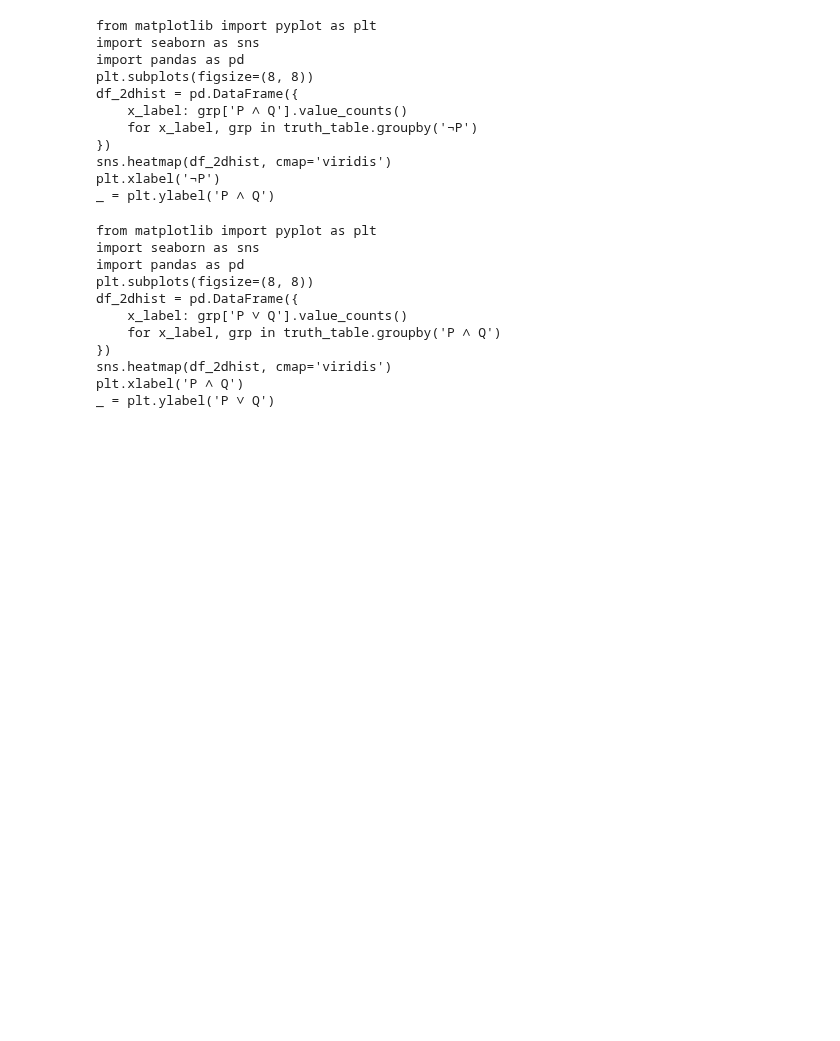
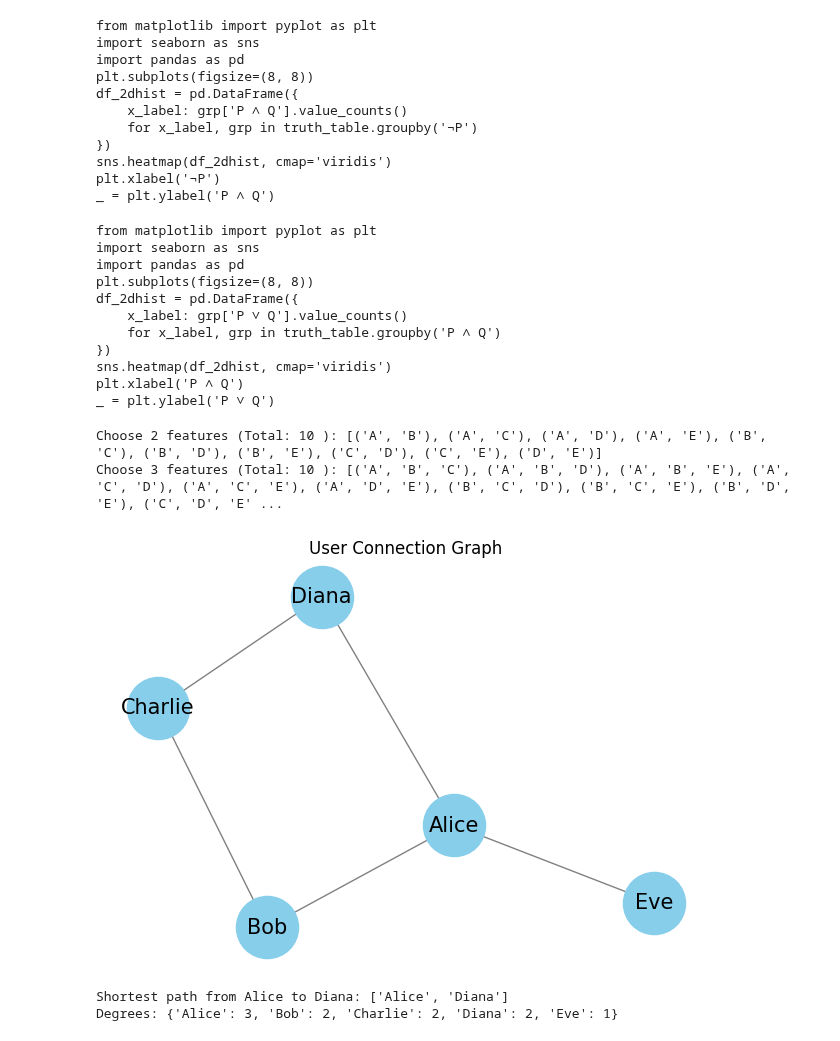
Before and after one commit to rmd360/machinelearningproject, a Jupyter notebook: Maths.ipynb, the cells around one changed output. Drawn from its saved outputs; the diff is of its cells as text; code cells hidden in the pictures; blank space fills up the shorter version.

```diff
--- a/Maths.ipynb
+++ b/Maths.ipynb
@@ -501,3 +501,49 @@ df_2dhist = pd.DataFrame({
 sns.heatmap(df_2dhist, cmap='viridis')
 plt.xlabel('P ∧ Q')
 _ = plt.ylabel('P ∨ Q')
+# %%
+from itertools import combinations
+
+features = ["A", "B", "C", "D", "E"]
+
+# Choosing 2 features
+comb_2 = list(combinations(features, 2))
+print("Choose 2 features (Total:", len(comb_2), "):", comb_2)
+
+# Choosing 3 features
+comb_3 = list(combinations(features, 3))
+print("Choose 3 features (Total:", len(comb_3), "):", comb_3)
+# %% [output]
+Choose 2 features (Total: 10 ): [('A', 'B'), ('A', 'C'), ('A', 'D'), ('A', 'E'), ('B', 'C'), ('B', 'D'), ('B', 'E'), ('C', 'D'), ('C', 'E'), ('D', 'E')]
+Choose 3 features (Total: 10 ): [('A', 'B', 'C'), ('A', 'B', 'D'), ('A', 'B', 'E'), ('A', 'C', 'D'), ('A', 'C', 'E'), ('A', 'D', 'E'), ('B', 'C', 'D'), ('B', 'C', 'E'), ('B', 'D', 'E'), ('C', 'D', 'E' ...
+# %%
+
+import networkx as nx
+import matplotlib.pyplot as plt
+
+edges = [
+    ("Alice", "Bob"),
+    ("Bob", "Charlie"),
+    ("Charlie", "Diana"),
+    ("Diana", "Alice"),
+    ("Alice", "Eve"),
+]
+
+G = nx.Graph()
+G.add_edges_from(edges)
+
+# Draw graph
+plt.figure(figsize=(6, 4))
+nx.draw(G, with_labels=True, node_color='skyblue', edge_color='gray', node_size=2000, font_size=15)
+plt.title("User Connection Graph")
+plt.show()
+
+# Shortest path
+print("Shortest path from Alice to Diana:", nx.shortest_path(G, "Alice", "Diana"))
+
+# Degree of each node
+print("Degrees:", dict(G.degree()))
+# %% [output]
+[figure, added]
+Shortest path from Alice to Diana: ['Alice', 'Diana']
+Degrees: {'Alice': 3, 'Bob': 2, 'Charlie': 2, 'Diana': 2, 'Eve': 1}
```
Also changed, not shown: parts of 2 cells of this notebook.
